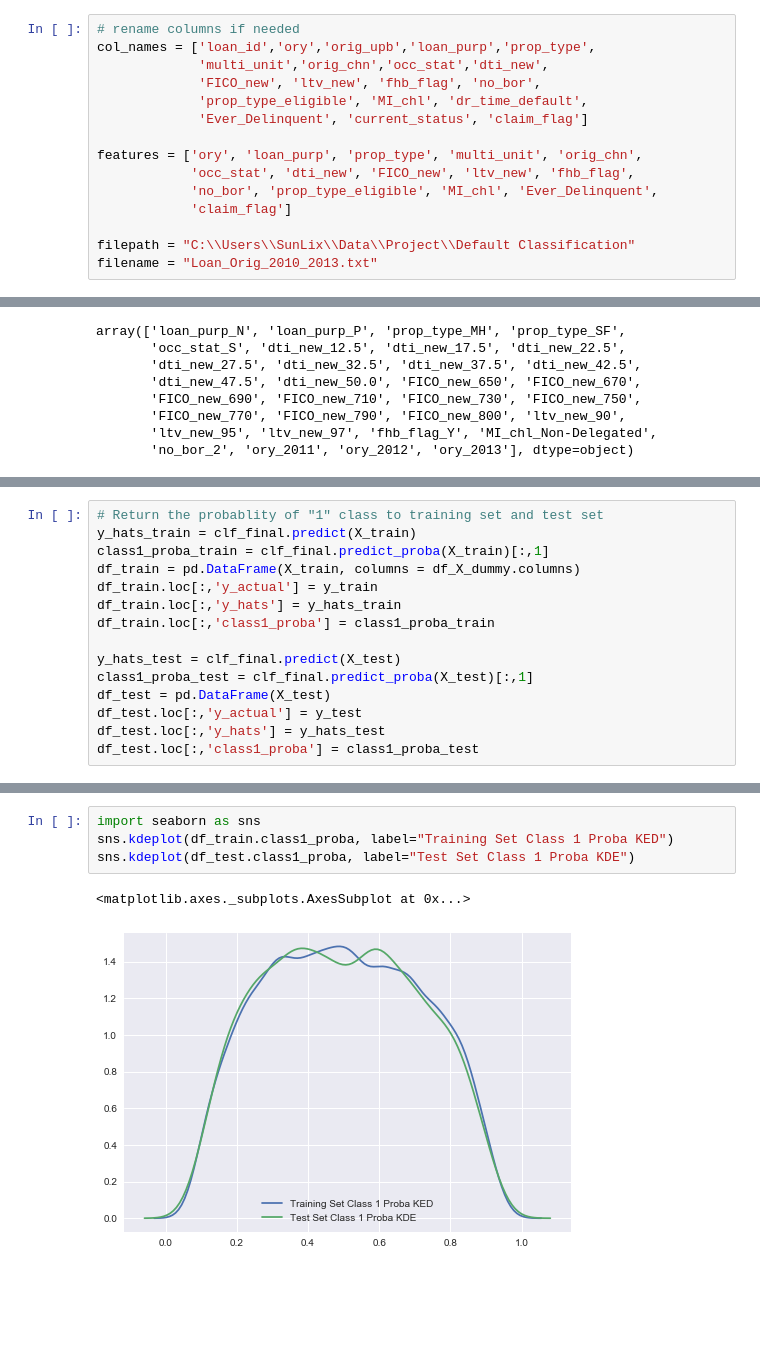
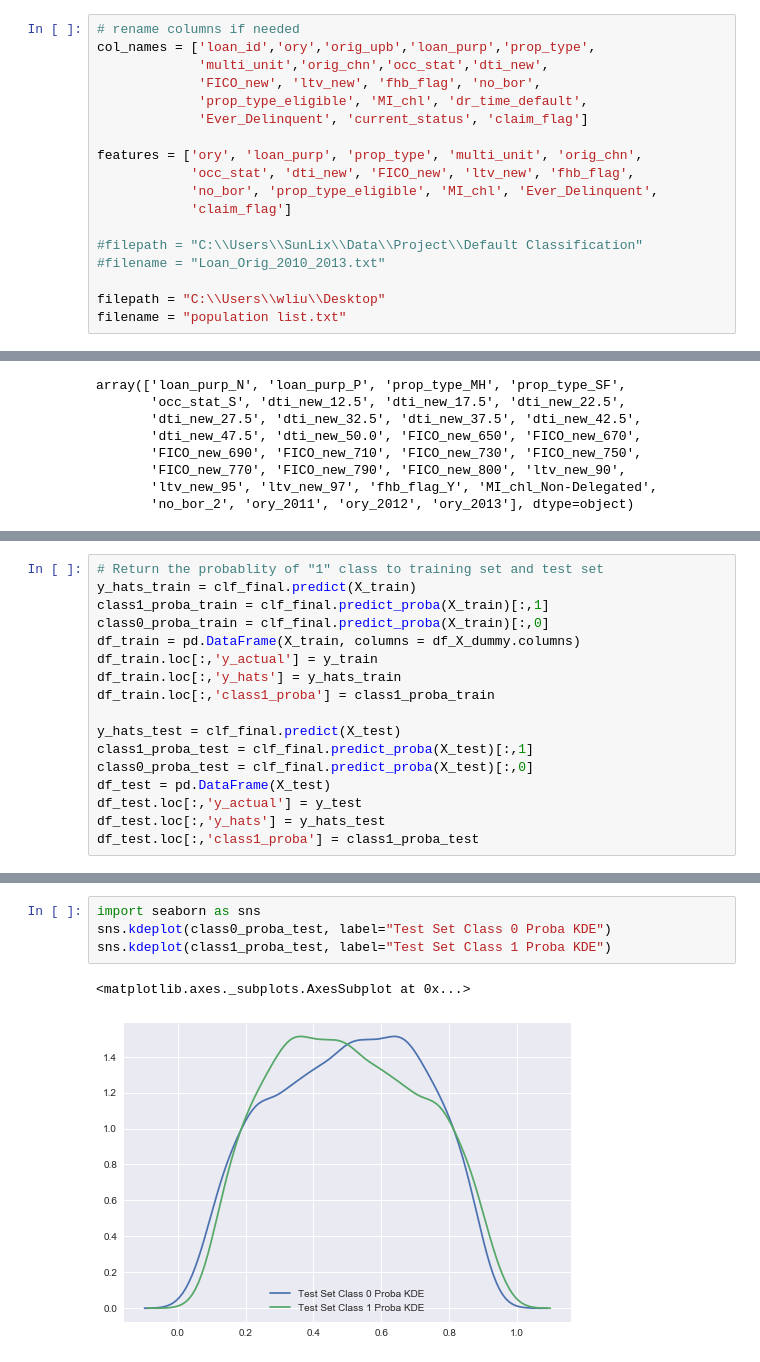
Before and after one commit to liuwanfei/Capstone-Projects, a Jupyter notebook: Loan Default Classification - Code Review V1.ipynb, the cells around one changed output, grey strips where cells are left out. Saved outputs shown, nothing was run; the diff lists cells and outputs as text; blank space fills up the shorter version.

```diff
--- a/Loan Default Classification - Code Review V1.ipynb
+++ b/Loan Default Classification - Code Review V1.ipynb
@@ -78,5 +84,8 @@ features = ['ory', 'loan_purp', 'prop_type', 'multi_unit', 'orig_chn',
             'no_bor', 'prop_type_eligible', 'MI_chl', 'Ever_Delinquent',
             'claim_flag']
 
-filepath = "C:\\Users\\SunLix\\Data\\Project\\Default Classification"
-filename = "Loan_Orig_2010_2013.txt"
+#filepath = "C:\\Users\\SunLix\\Data\\Project\\Default Classification"
+#filename = "Loan_Orig_2010_2013.txt"
+
+filepath = "C:\\Users\\wliu\\Desktop"
+filename = "population list.txt"
@@ -554,6 +567,7 @@ plt.legend(loc=0)
 # Return the probablity of "1" class to training set and test set
 y_hats_train = clf_final.predict(X_train)
 class1_proba_train = clf_final.predict_proba(X_train)[:,1]
+class0_proba_train = clf_final.predict_proba(X_train)[:,0]
 df_train = pd.DataFrame(X_train, columns = df_X_dummy.columns)
 df_train.loc[:,'y_actual'] = y_train
 df_train.loc[:,'y_hats'] = y_hats_train
@@ -561,6 +575,7 @@ df_train.loc[:,'class1_proba'] = class1_proba_train
 
 y_hats_test = clf_final.predict(X_test)
 class1_proba_test = clf_final.predict_proba(X_test)[:,1]
+class0_proba_test = clf_final.predict_proba(X_test)[:,0]
 df_test = pd.DataFrame(X_test)
 df_test.loc[:,'y_actual'] = y_test
 df_test.loc[:,'y_hats'] = y_hats_test
@@ -588,7 +593,7 @@ Name: class1_proba, Length: 4000, dtype: float64
 # %%
 import seaborn as sns
-sns.kdeplot(df_train.class1_proba, label="Training Set Class 1 Proba KED")
-sns.kdeplot(df_test.class1_proba, label="Test Set Class 1 Proba KDE")
+sns.kdeplot(class0_proba_test, label="Test Set Class 0 Proba KDE")
+sns.kdeplot(class1_proba_test, label="Test Set Class 1 Proba KDE")
 # %% [output]
 <matplotlib.axes._subplots.AxesSubplot at 0x...>
-[figure, old version]
+[figure, new version]
```
Also changed, not shown: parts of 39 cells of this notebook.
